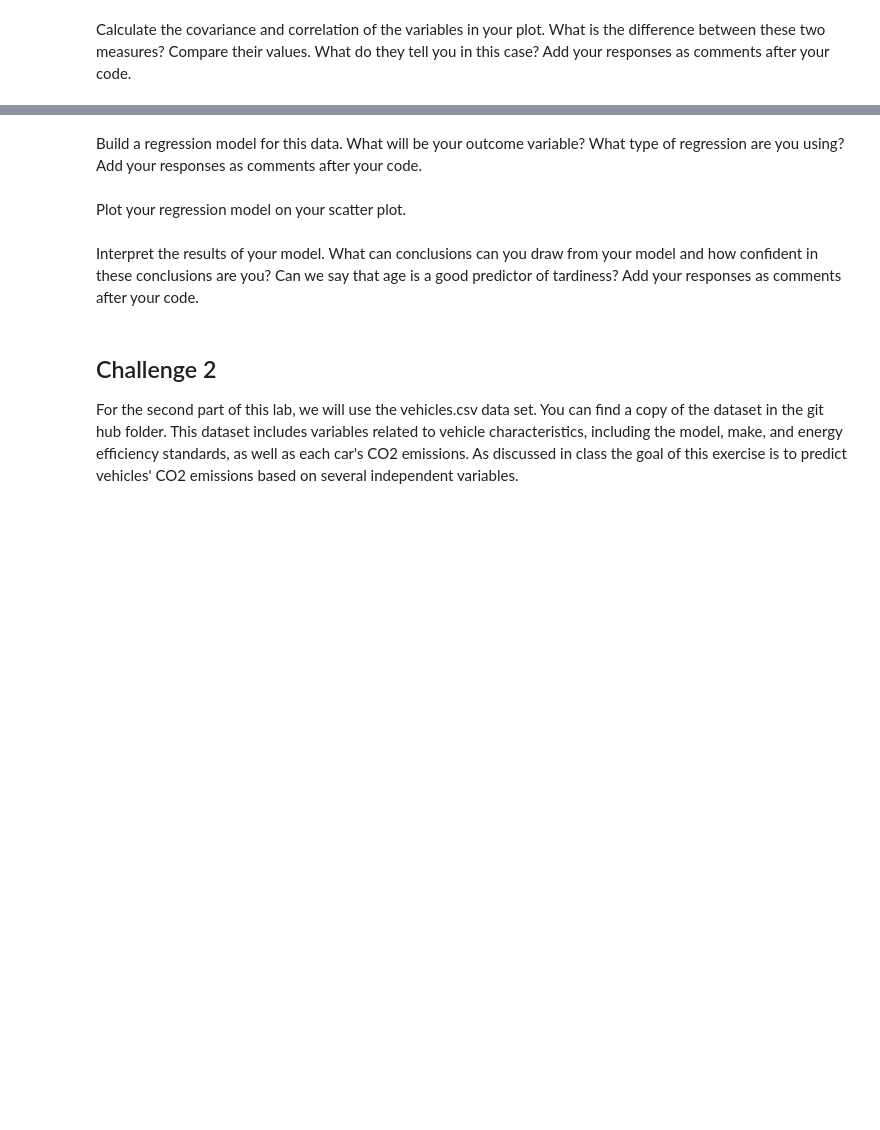
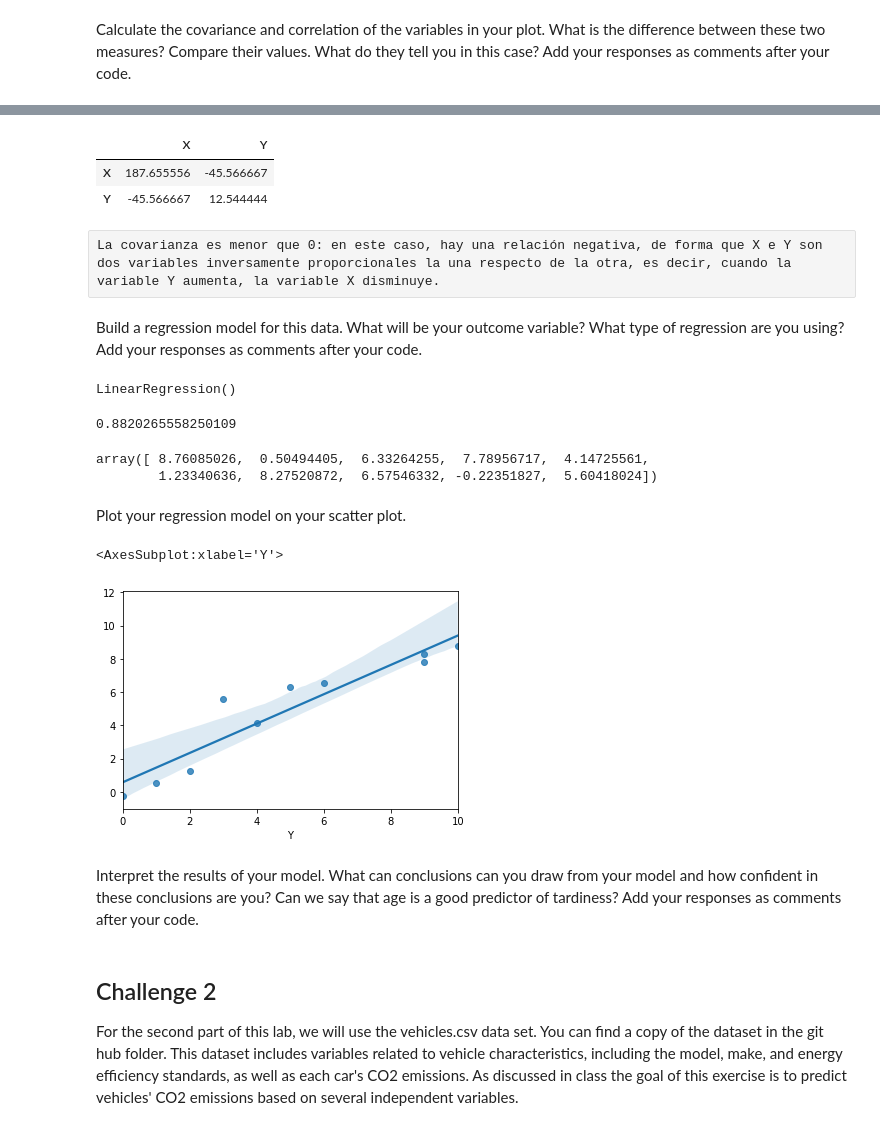
Before and after one commit to ta-datapt-bcn/lab-regression-analysis, a Jupyter notebook: your-code.ipynb, the cells around one changed output, grey strips where cells are left out. Saved outputs shown, nothing was run; the diff lists cells and outputs as text; code cells hidden in the pictures; blank space fills up the shorter version.

```diff
--- a/your-code.ipynb
+++ b/your-code.ipynb
@@ -45,2 +84,10 @@ Calculate the covariance and correlation of the variables in your plot. What is
+# %%
+student_data.cov() #
+# %% [output]
+|  | X | Y |
+| X | 187.655556 | -45.566667 |
+| Y | -45.566667 | 12.544444 |
+# %% [raw]
+La covarianza es menor que 0: en este caso, hay una relación negativa, de forma que X e Y son dos variables inversamente proporcionales la una respecto de la otra, es decir, cuando la variable Y aumenta, la variable X disminuye.
 # %% [markdown]
 Build a regression model for this data. What will be your outcome variable? What type of regression are you using? Add your responses as comments after your code.
@@ -49,2 +98,20 @@ Build a regression model for this data. What will be your outcome variable? What
+# %%
+lr = LinearRegression()
+# %%
+X = student_data["X"].values.reshape(-1, 1) #hay que pasarle una array y hacemos lo de reshape para que sea de dos dimensiones (Que es un requisito)
+y = student_data["Y"]
+# %%
+lr.fit(X,y)
+# %% [output]
+LinearRegression()
+# %%
+lr.score(X,y) #This result is the R2, which is very close to 1, we can say that age is a good predictor of tardiness
+# %% [output]
+0.8820265558250109
+# %%
+lr.predict(X) #these are the predicted values
+# %% [output]
+array([ 8.76085026,  0.50494405,  6.33264255,  7.78956717,  4.14725561,
+        1.23340636,  8.27520872,  6.57546332, -0.22351827,  5.60418024])
 # %% [markdown]
 Plot your regression model on your scatter plot.
@@ -53,2 +118,7 @@ Plot your regression model on your scatter plot.
+# %%
+sns.regplot(y, lr.predict(X))
+# %% [output]
+<AxesSubplot:xlabel='Y'>
+[figure, added]
 # %% [markdown]
 Interpret the results of your model. What can conclusions can you draw from your model and how confident in these conclusions are you? Can we say that age is a good predictor of tardiness? Add your responses as comments after your code.
```
Also changed, not shown: parts of 60 cells of this notebook, 1 other file.
